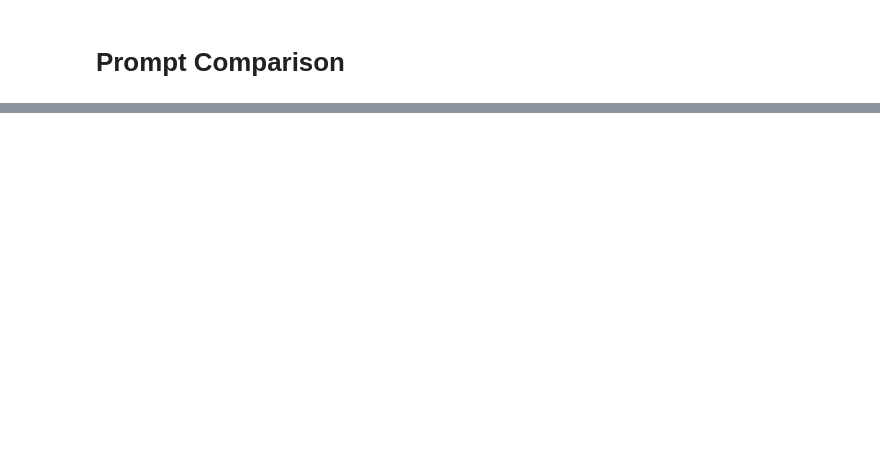
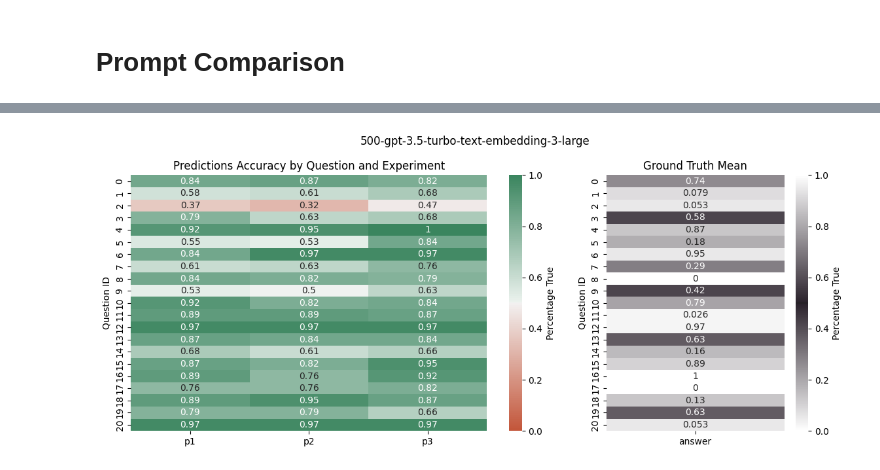
Before and after one commit to timovdk/grolts-llm, a Jupyter notebook: src/eval.ipynb, the cells around one changed output, grey strips where cells are left out. Drawn from its saved outputs; the diff is of its cells as text; code cells hidden in the pictures; blank space fills up the shorter version.

```diff
--- a/src/eval.ipynb
+++ b/src/eval.ipynb
@@ -231,0 +85,82 @@ plt.show()
+# %%
+df1 = pd.read_csv(path + filename + '-p1.csv')
+df1['experiment'] = 'p1'
+df2 = pd.read_csv(path + filename + '-p2.csv')
+df2['experiment'] = 'p2'
+df3 = pd.read_csv(path + filename + '-p3.csv')
+df3['experiment'] = 'p3'
+
+# Combine the data
+df = pd.concat([df1, df2, df3])
+
+# Replace categorical 'YES'/'NO' with numeric 1/0
+df.replace(('YES', 'Yes', 'yes', 'NO', 'No', 'no'), (1, 1, 1, 0, 0, 0), inplace=True)
+
+# Load human labels
+df_labels = pd.read_csv('./data_out/human_labels.csv', delimiter=';', dtype=int)
+df_labels = df_labels.melt(id_vars=['paper_id'], var_name='question_id', value_name='answer')
+df_labels['paper_id'] = df_labels['paper_id'].astype(int)
+df_labels['question_id'] = df_labels['question_id'].astype(int)
+df_labels['answer'] = df_labels['answer'].astype(int)
+
+## Melt predictions DataFrame for easier comparison
+#df_melted = df.melt(id_vars=['paper_id', 'experiment'], var_name='question_id', value_name='answer_pred')
+#df_melted['question_id'] = df_melted['question_id'].astype(int)
+
+# Merge predictions with true labels
+df_merged = df.merge(df_labels, on=['paper_id', 'question_id'], suffixes=('_pred', '_true'))
+
+# Add a 'result' column indicating whether the prediction matches the true label
+df_merged['result'] = np.where(
+    df_merged['answer_pred'].isin([0, 1]),
+    df_merged['answer_pred'] == df_merged['answer_true'],
+    np.nan
+)
+df_merged.dropna(inplace=True)
+
+# Calculate accuracy by question and experiment
+accuracy_by_question_exp = df_merged.groupby(['question_id', 'experiment'])['result'].mean().reset_index()
+
+# Plotting section
+fig = plt.figure(figsize=(11.69, 5))
+gs = GridSpec(1, 2, width_ratios=[2, 1])
+ax1 = fig.add_subplot(gs[0])
+ax2 = fig.add_subplot(gs[1])
+
+# Heatmap for predictions accuracy by question and experiment
+pivot_accuracy = accuracy_by_question_exp.pivot(index='question_id', columns='experiment', values='result')
+sns.heatmap(
+    pivot_accuracy,
+    annot=True,
+    cmap=sns.diverging_palette(20, 145, as_cmap=True),
+    cbar_kws={'label': 'Percentage True'},
+    vmin=0, vmax=1,
+    ax=ax1
+)
+ax1.set_title('Predictions Accuracy by Question and Experiment')
+ax1.set_xlabel('')
+ax1.set_ylabel('Question ID')
+
+# Prepare the true labels data for comparison
+percent_true_by_question_lab = df_labels.groupby('question_id')['answer'].mean().reset_index()
+
+# Heatmap for ground truth mean accuracy by question
+sns.heatmap(
+    percent_true_by_question_lab.set_index('question_id'),
+    annot=True,
+    cmap=sns.diverging_palette(0, 0, l=100, center="dark", as_cmap=True),
+    cbar_kws={'label': 'Percentage True'},
+    vmin=0, vmax=1,
+    ax=ax2
+)
+ax2.set_title('Ground Truth Mean')
+ax2.set_xlabel('')
+ax2.set_ylabel('Question ID')
+
+# Final title and layout adjustment
+fig.suptitle(filename)
+fig.tight_layout()
+plt.savefig('../viz/' + filename + '.pdf', bbox_inches='tight')
+plt.show()
+# %% [output]
+[figure, added]
```
Also changed, not shown: parts of 10 cells of this notebook, 5 other files.
